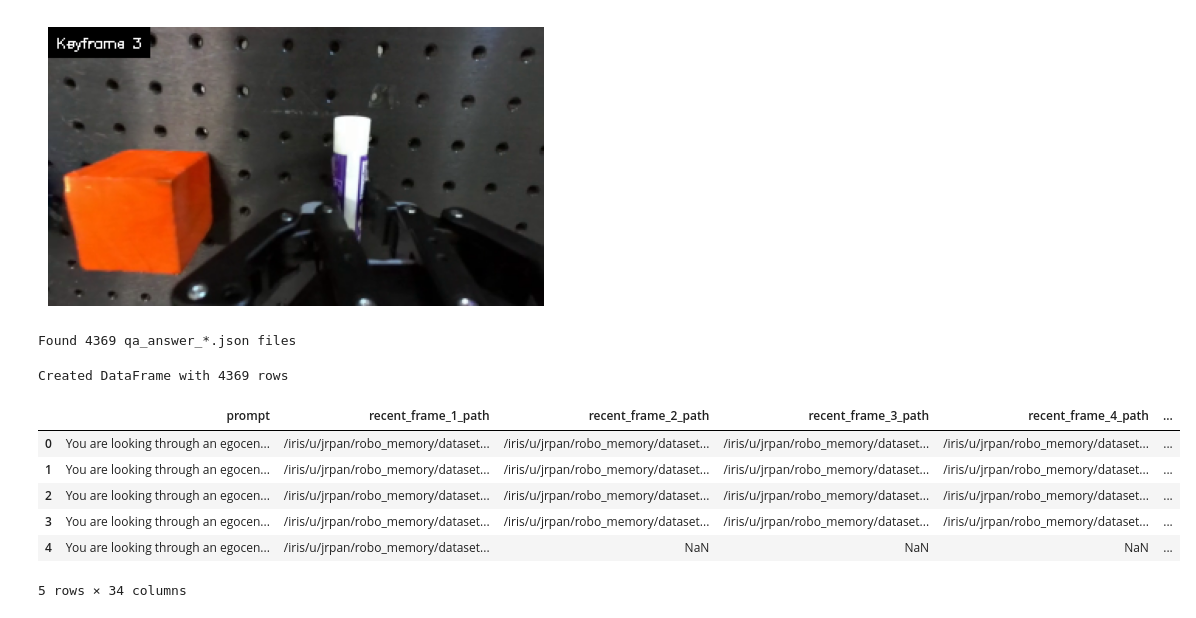
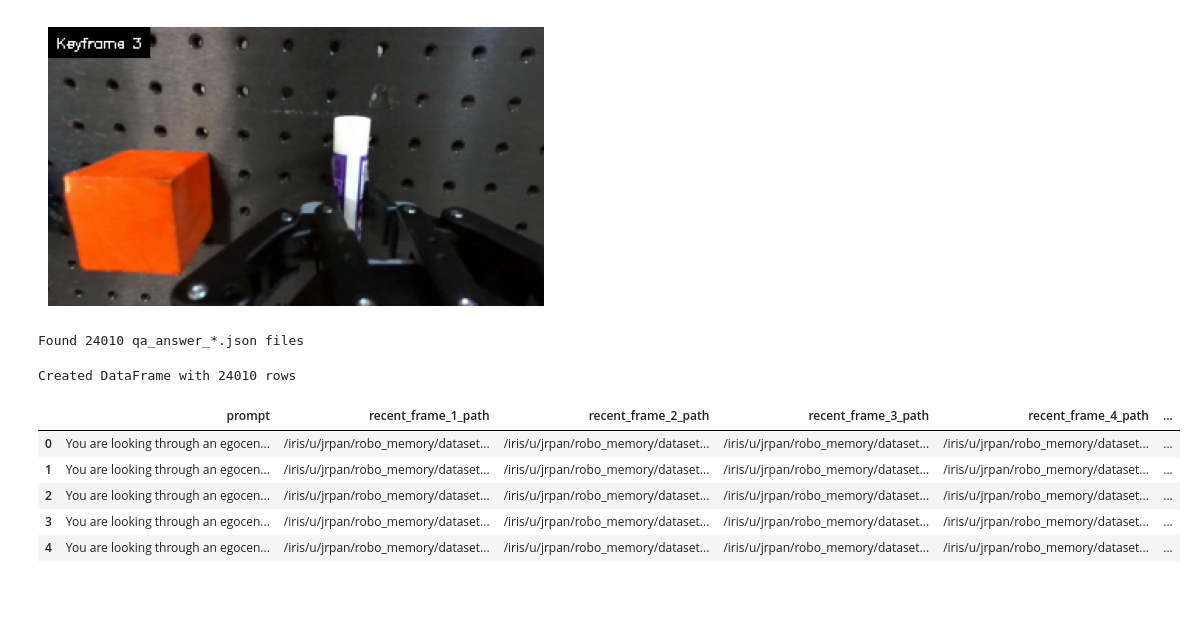
Before and after one commit to jen-pan/openpi, a Jupyter notebook: process_subtask_data_into_lerobot.ipynb, the cells around one changed output. Drawn from its saved outputs; the diff is of its cells as text; code cells hidden in the pictures.

Commit message:
inference and data cleaning

```diff
--- a/process_subtask_data_into_lerobot.ipynb
+++ b/process_subtask_data_into_lerobot.ipynb
@@ -55,8 +55,8 @@ df
 # %%
 import cv2
 
-RECENT_FRAMES_NUM = 10
-KEYFRAME_NUM = 6
+RECENT_FRAMES_NUM = 6
+KEYFRAME_NUM = 2
 
 def extract_text_from_qa_primitive_prediction(json_path):
     with open(json_path, 'r') as f:
@@ -171,32 +171,31 @@ plt.show()
 # %%
 from concurrent.futures import ProcessPoolExecutor
 import multiprocessing
 
-base_dir = "/iris/u/jrpan/robo_memory/datasets/split_keyframes_subsample_5_augment_05_new_fs_prompt_new_golden_frames_test"
+base_dir = "/iris/u/jrpan/robo_memory/datasets/split_keyframes_subsample_5_augment_05_new_fs_prompt_new_golden_frames"
 qa_answer_files = glob.glob(os.path.join(base_dir, "*/qa_data/qa_answer_*.json"))
 print(f"Found {len(qa_answer_files)} qa_answer_*.json files")
 
 max_workers = min(multiprocessing.cpu_count(), len(qa_answer_files))
 all_extracted_data = []
 
 with ProcessPoolExecutor(max_workers=80) as executor:
     futures = [executor.submit(process_single_file, json_file) for json_file in qa_answer_files]
 
     for future in tqdm(futures, desc="Processing files"):
         result = future.result()
         if result is not None:
             all_extracted_data.append(result)
 
 df = pd.DataFrame(all_extracted_data)
 print(f"Created DataFrame with {len(df)} rows")
 df.head(5)
 # %% [output]
-Found 4369 qa_answer_*.json files
+Found 24010 qa_answer_*.json files
-Created DataFrame with 4369 rows
+Created DataFrame with 24010 rows
 |  | prompt | recent_frame_1_path | recent_frame_2_path | recent_frame_3_path | recent_frame_4_path | ... |
 | 0 | You are looking through an egocen... | /iris/u/jrpan/robo_memory/dataset... | /iris/u/jrpan/robo_memory/dataset... | /iris/u/jrpan/robo_memory/dataset... | /iris/u/jrpan/robo_memory/dataset... | ... |
 | 1 | You are looking through an egocen... | /iris/u/jrpan/robo_memory/dataset... | /iris/u/jrpan/robo_memory/dataset... | /iris/u/jrpan/robo_memory/dataset... | /iris/u/jrpan/robo_memory/dataset... | ... |
 | 2 | You are looking through an egocen... | /iris/u/jrpan/robo_memory/dataset... | /iris/u/jrpan/robo_memory/dataset... | /iris/u/jrpan/robo_memory/dataset... | /iris/u/jrpan/robo_memory/dataset... | ... |
 | 3 | You are looking through an egocen... | /iris/u/jrpan/robo_memory/dataset... | /iris/u/jrpan/robo_memory/dataset... | /iris/u/jrpan/robo_memory/dataset... | /iris/u/jrpan/robo_memory/dataset... | ... |
-| 4 | You are looking through an egocen... | /iris/u/jrpan/robo_memory/dataset... | NaN | NaN | NaN | ... |
+| 4 | You are looking through an egocen... | /iris/u/jrpan/robo_memory/dataset... | /iris/u/jrpan/robo_memory/dataset... | /iris/u/jrpan/robo_memory/dataset... | /iris/u/jrpan/robo_memory/dataset... | ... |
-5 rows × 34 columns
```
Also changed, not shown: parts of 2 cells of this notebook, 1 other file.
